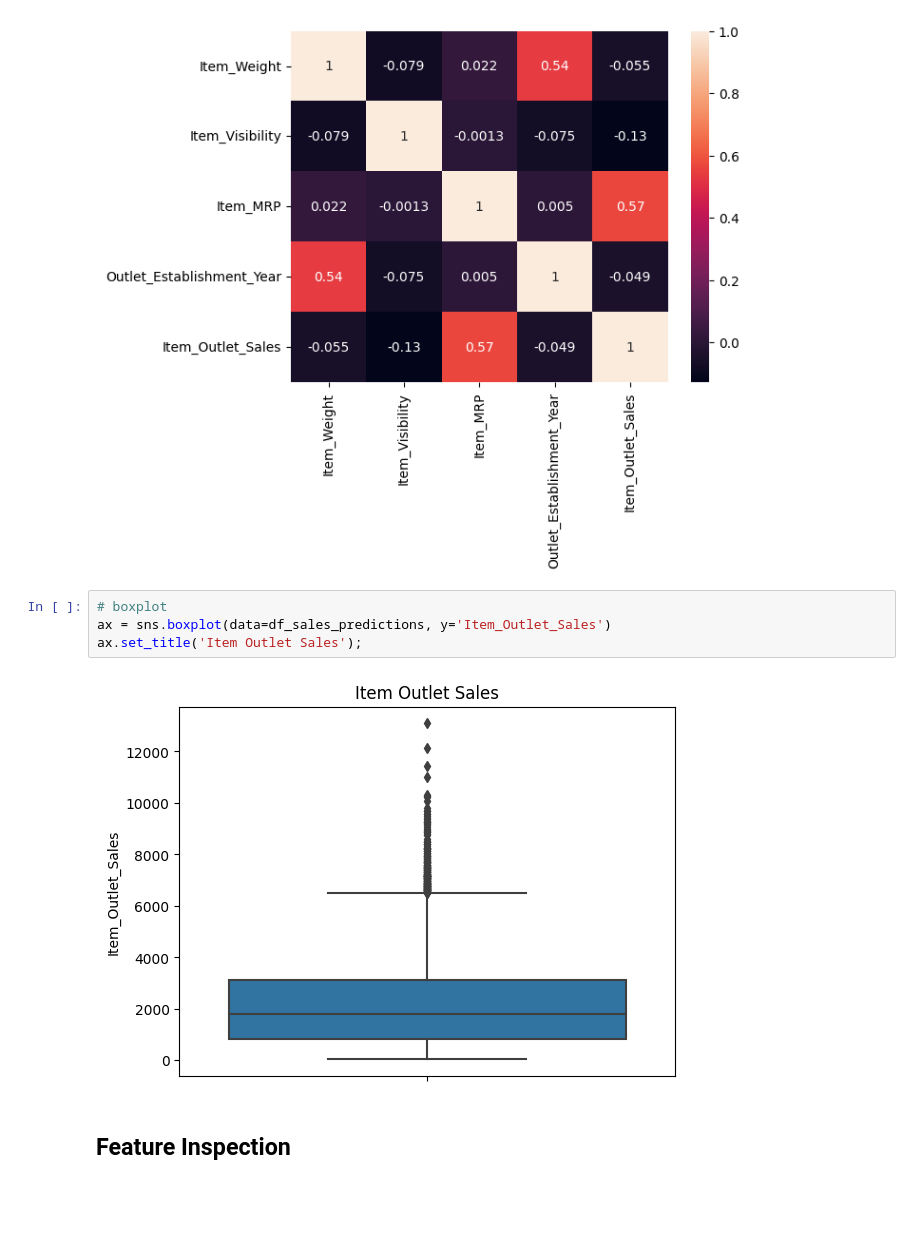
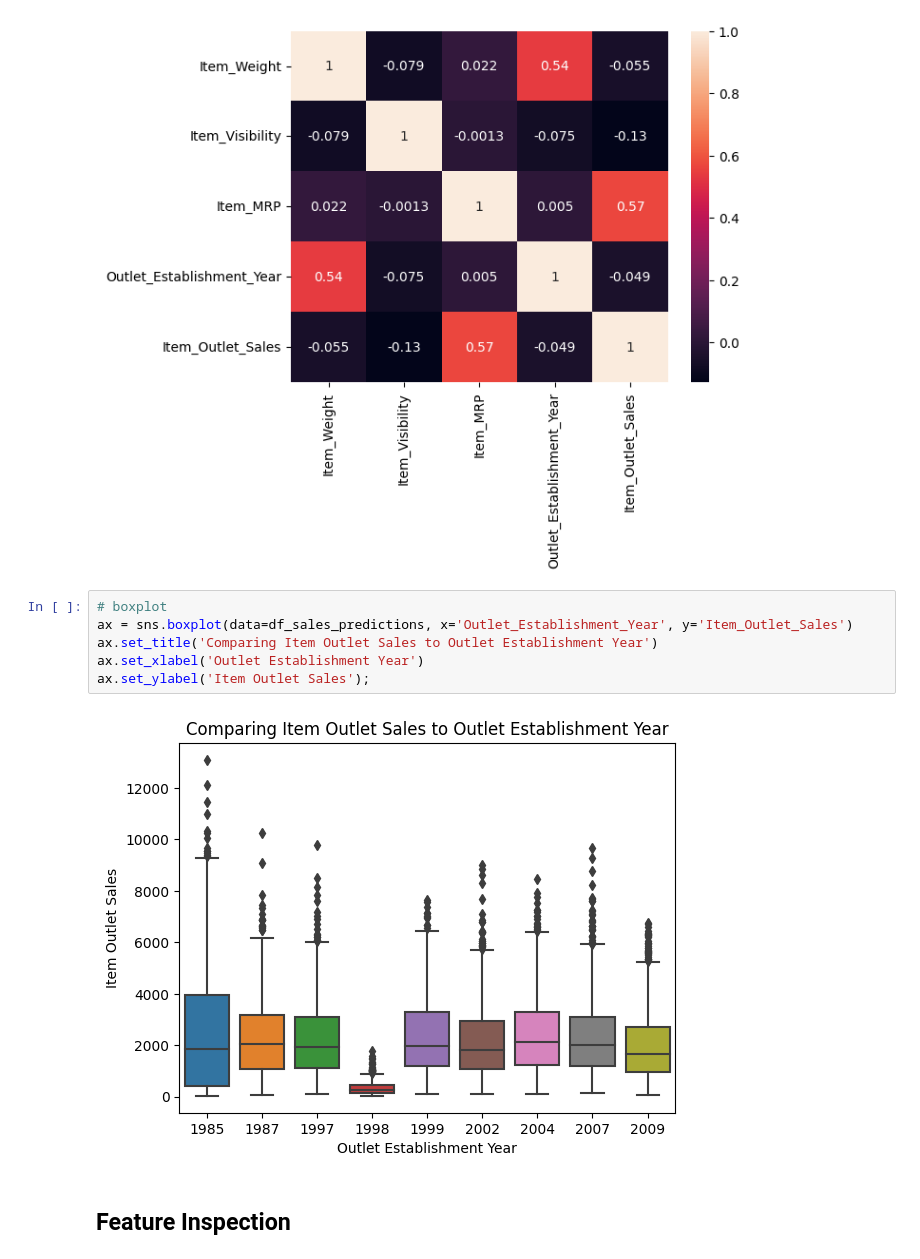
Before and after one commit to donmarcolaureano/predictionofproductsales, a Jupyter notebook: PredictionOfProductSales.ipynb, the cells around one changed output. Cells and saved outputs as stored; diff of their text form; blank space fills up the shorter version.

```diff
--- a/PredictionOfProductSales.ipynb
+++ b/PredictionOfProductSales.ipynb
@@ -325,9 +325,11 @@ sns.heatmap(corr, annot = True);
 [figure]
 # %%
 # boxplot
-ax = sns.boxplot(data=df_sales_predictions, y='Item_Outlet_Sales')
-ax.set_title('Item Outlet Sales');
+ax = sns.boxplot(data=df_sales_predictions, x='Outlet_Establishment_Year', y='Item_Outlet_Sales')
+ax.set_title('Comparing Item Outlet Sales to Outlet Establishment Year')
+ax.set_xlabel('Outlet Establishment Year')
+ax.set_ylabel('Item Outlet Sales');
 # %% [output]
-[figure, old version]
+[figure, new version]
 # %% [markdown]
 ## Feature Inspection
```
